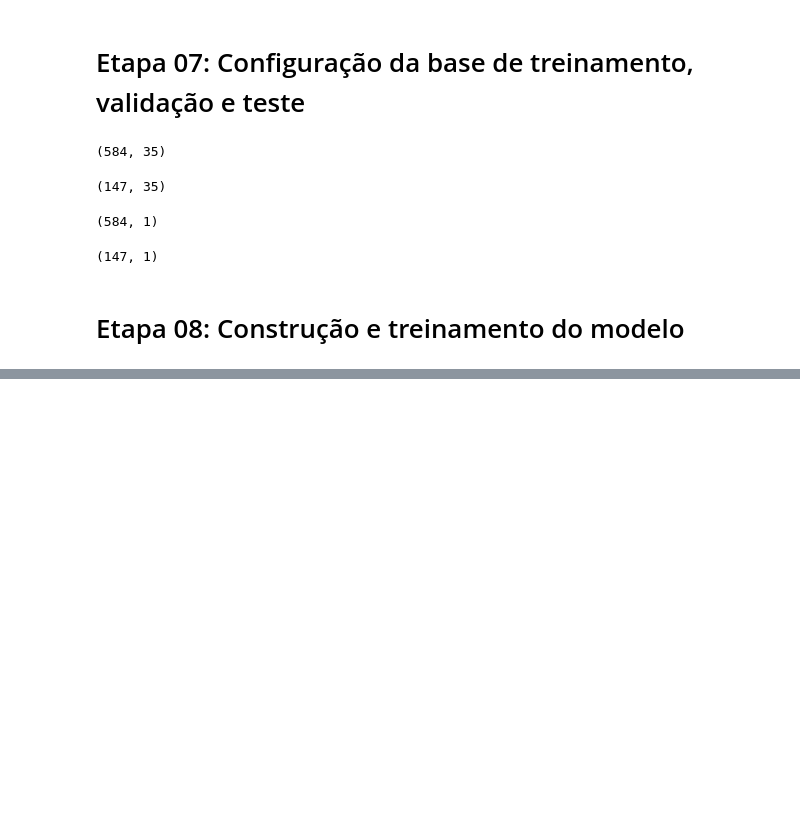
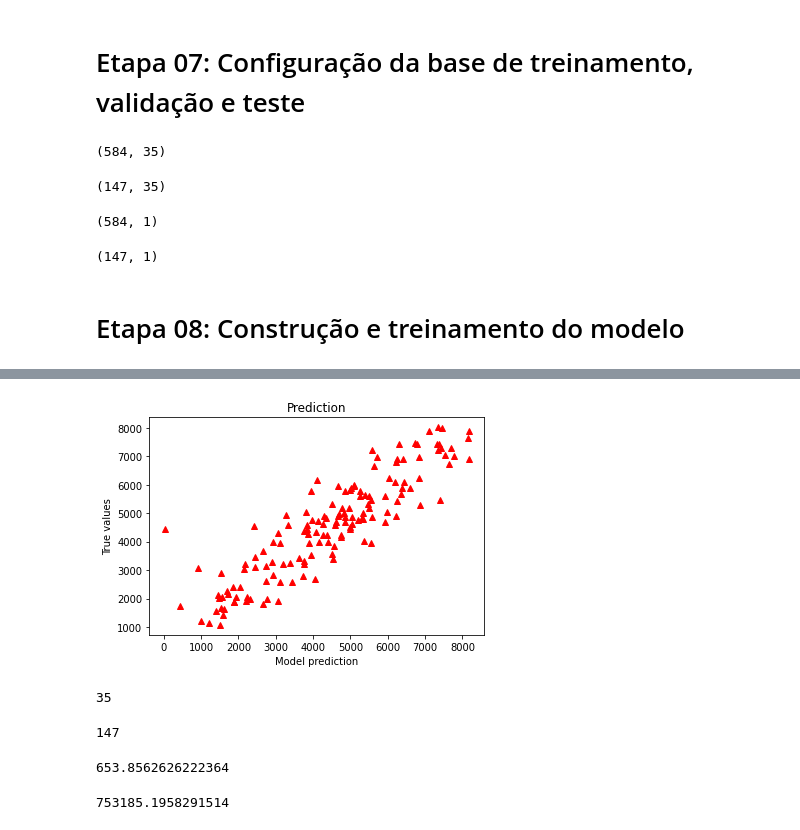
Before and after one commit to guiebitt/cddeeplearning, a Jupyter notebook: exercicio03.ipynb, the cells around one changed output, grey strips where cells are left out. Saved outputs shown, nothing was run; the diff lists cells and outputs as text; code cells hidden in the pictures; blank space fills up the shorter version.

```diff
--- a/exercicio03.ipynb
+++ b/exercicio03.ipynb
@@ -522,0 +560,10 @@ plt.legend('Training loss');
+# %%
+y_predict_orig = scaler.inverse_transform(y_predict)
+y_test_orig = scaler.inverse_transform(y_test)
+
+plt.plot(y_test_orig, y_predict_orig, "^", color="r")
+plt.title('Prediction')
+plt.xlabel('Model prediction')
+plt.ylabel('True values');
+# %% [output]
+[figure, added]
@@ -522,0 +573,22 @@ plt.legend('Training loss');
+# %%
+k = x_test.shape[1]
+k
+# %% [output]
+35
+# %%
+n = len(x_test)
+n
+# %% [output]
+147
+# %%
+# Valor 0 = previsões perfeitas
+mae = mean_absolute_error(y_test_orig, y_predict_orig)
+mae
+# %% [output]
+653.8562626222364
+# %%
+# Penaliza os outliers, quanto maior os outliers, maior será o erro
+mse = mean_squared_error(y_test_orig, y_predict_orig)
+mse
+# %% [output]
+753185.1958291514
```
Also changed, not shown: parts of 13 cells of this notebook.
